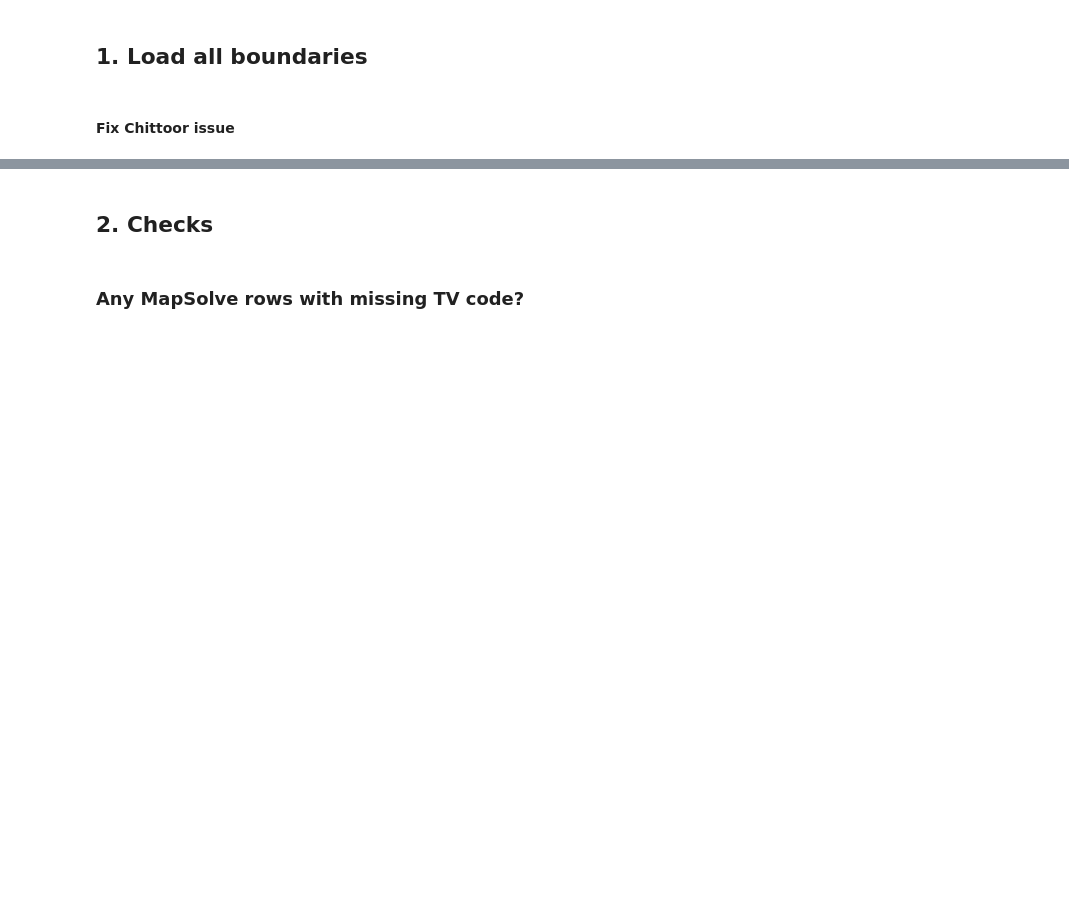
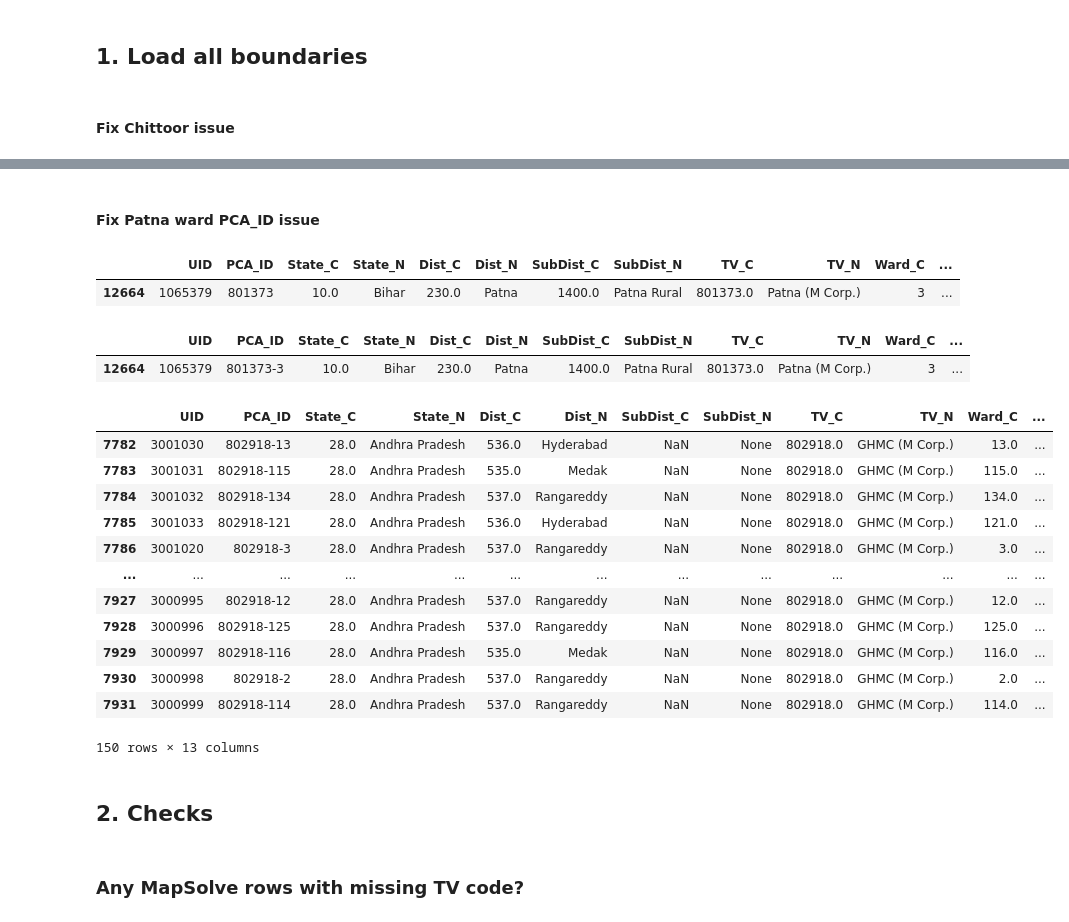
Before and after one commit to IDinsight/rooftop_sampling, a Jupyter notebook: Panel/boundary_quality_checks.ipynb, the cells around one changed output, grey strips where cells are left out. Drawn from its saved outputs; the diff is of its cells as text; code cells hidden in the pictures; blank space fills up the shorter version.

Commit message:
Fix patna issue

```diff
--- a/Panel/boundary_quality_checks.ipynb
+++ b/Panel/boundary_quality_checks.ipynb
@@ -175,3 +175,10 @@ gdf[gdf["Dist_N"] == "Chittoor"]
 | 7659 | 1001877 | 596012 | 28.0 | Andhra Pradesh | 554.0 | Chittoor | 5383.0 | Tirupati (Urban) | 596012.0 | Akkarampalle (CT) | NaN | ... |
 | 7660 | 1001889 | 596009 | 28.0 | Andhra Pradesh | 554.0 | Chittoor | 5383.0 | Tirupati (Urban) | 596009.0 | Chennayyagunta | NaN | ... |
 | 7661 | 1001864 | 596008 | 28.0 | Andhra Pradesh | 554.0 | Chittoor | 5383.0 | Tirupati (Urban) | 596008.0 | Konkachennaiahgunta | NaN | ... |
+# %% [markdown]
+#### Fix Patna ward PCA_ID issue
+# %%
+gdf.loc[(gdf["TV_C"] == 801373) & (gdf["Ward_C"] == "3")]
+# %% [output]
+|  | UID | PCA_ID | State_C | State_N | Dist_C | Dist_N | SubDist_C | SubDist_N | TV_C | TV_N | Ward_C | ... |
+| 12664 | 1065379 | 801373 | 10.0 | Bihar | 230.0 | Patna | 1400.0 | Patna Rural | 801373.0 | Patna (M Corp.) | 3 | ... |
@@ -178,3 +187,24 @@ gdf[gdf["Dist_N"] == "Chittoor"]
+# %%
+gdf.loc[(gdf["TV_C"] == 801373) & (gdf["Ward_C"] == "3")]
+# %% [output]
+|  | UID | PCA_ID | State_C | State_N | Dist_C | Dist_N | SubDist_C | SubDist_N | TV_C | TV_N | Ward_C | ... |
+| 12664 | 1065379 | 801373-3 | 10.0 | Bihar | 230.0 | Patna | 1400.0 | Patna Rural | 801373.0 | Patna (M Corp.) | 3 | ... |
+# %%
+gdf.loc[(gdf["TV_C"] == 802918)]
+# %% [output]
+|  | UID | PCA_ID | State_C | State_N | Dist_C | Dist_N | SubDist_C | SubDist_N | TV_C | TV_N | Ward_C | ... |
+| 7782 | 3001030 | 802918-13 | 28.0 | Andhra Pradesh | 536.0 | Hyderabad | NaN | None | 802918.0 | GHMC (M Corp.) | 13.0 | ... |
+| 7783 | 3001031 | 802918-115 | 28.0 | Andhra Pradesh | 535.0 | Medak | NaN | None | 802918.0 | GHMC (M Corp.) | 115.0 | ... |
+| 7784 | 3001032 | 802918-134 | 28.0 | Andhra Pradesh | 537.0 | Rangareddy | NaN | None | 802918.0 | GHMC (M Corp.) | 134.0 | ... |
+| 7785 | 3001033 | 802918-121 | 28.0 | Andhra Pradesh | 536.0 | Hyderabad | NaN | None | 802918.0 | GHMC (M Corp.) | 121.0 | ... |
+| 7786 | 3001020 | 802918-3 | 28.0 | Andhra Pradesh | 537.0 | Rangareddy | NaN | None | 802918.0 | GHMC (M Corp.) | 3.0 | ... |
+| ... | ... | ... | ... | ... | ... | ... | ... | ... | ... | ... | ... | ... |
+| 7927 | 3000995 | 802918-12 | 28.0 | Andhra Pradesh | 537.0 | Rangareddy | NaN | None | 802918.0 | GHMC (M Corp.) | 12.0 | ... |
+| 7928 | 3000996 | 802918-125 | 28.0 | Andhra Pradesh | 537.0 | Rangareddy | NaN | None | 802918.0 | GHMC (M Corp.) | 125.0 | ... |
+| 7929 | 3000997 | 802918-116 | 28.0 | Andhra Pradesh | 535.0 | Medak | NaN | None | 802918.0 | GHMC (M Corp.) | 116.0 | ... |
+| 7930 | 3000998 | 802918-2 | 28.0 | Andhra Pradesh | 537.0 | Rangareddy | NaN | None | 802918.0 | GHMC (M Corp.) | 2.0 | ... |
+| 7931 | 3000999 | 802918-114 | 28.0 | Andhra Pradesh | 537.0 | Rangareddy | NaN | None | 802918.0 | GHMC (M Corp.) | 114.0 | ... |
+150 rows × 13 columns
 # %% [markdown]
 ## 2. Checks
 # %% [markdown]
```
Also changed, not shown: parts of 6 cells of this notebook.
